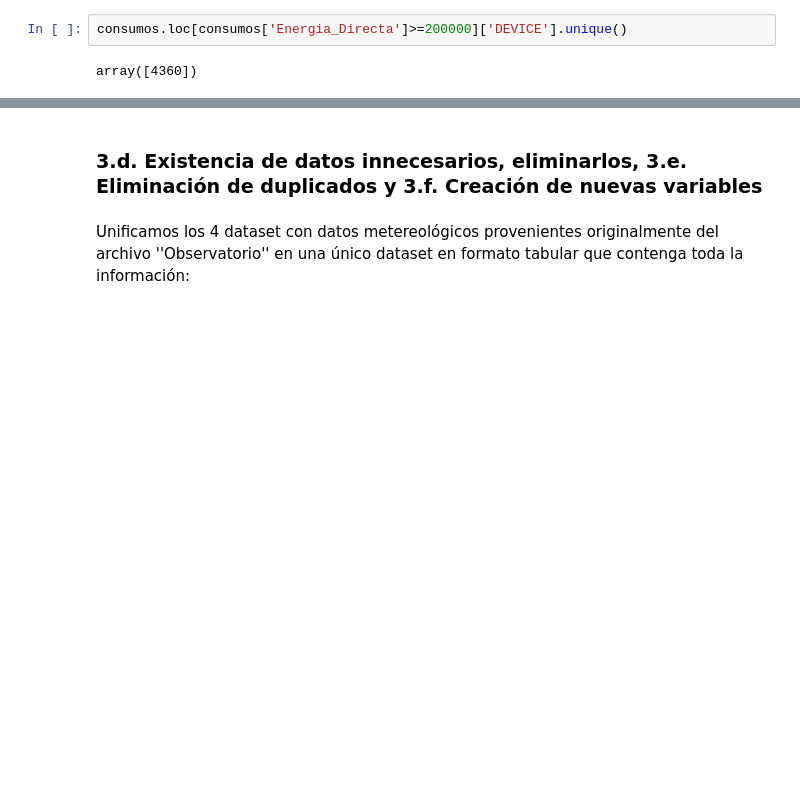
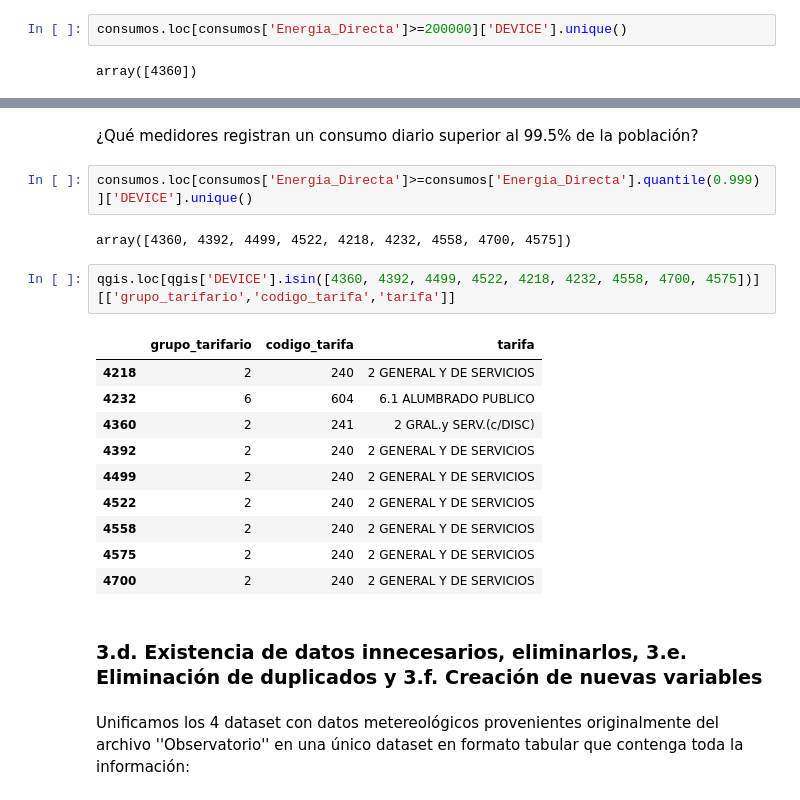
Before and after one commit to pasollipaula/DiplodatosMentoria, a Jupyter notebook: carga_datasets.ipynb, the cells around one changed output, grey strips where cells are left out. Cells and saved outputs as stored; diff of their text form; blank space fills up the shorter version.

```diff
--- a/carga_datasets.ipynb
+++ b/carga_datasets.ipynb
@@ -543,6 +543,25 @@ qgis.loc[(qgis['grupo_tarifario']==2) & (qgis['codigo_tarifa']==241)]
 | 4669 | 4669 | 01_RY10 | KWEPJTR | 1 | 2014-10-10 | ARGUE | 13_ESTADIO | 4412.0 | A | ... |
 | 4670 | 4670 | 01_RZ01 | DHXHIBL | 2 | 2006-06-08 | ARGUE | 13_LOSHUNGAROS | 4150.0 | A | ... |
 | 4677 | 4677 | 01_RZ08 | WHRWLRK | 2 | 2009-07-01 | SRBUSTO | 13_LAVOZINT | 3191.0 | A | ... |
+# %% [markdown]
+¿Qué medidores registran un consumo diario superior al 99.5% de la población?
+# %%
+consumos.loc[consumos['Energia_Directa']>=consumos['Energia_Directa'].quantile(0.999)]['DEVICE'].unique()
+# %% [output]
+array([4360, 4392, 4499, 4522, 4218, 4232, 4558, 4700, 4575])
+# %%
+qgis.loc[qgis['DEVICE'].isin([4360, 4392, 4499, 4522, 4218, 4232, 4558, 4700, 4575])][['grupo_tarifario','codigo_tarifa','tarifa']]
+# %% [output]
+|  | grupo_tarifario | codigo_tarifa | tarifa |
+| 4218 | 2 | 240 | 2 GENERAL Y DE SERVICIOS |
+| 4232 | 6 | 604 | 6.1 ALUMBRADO PUBLICO |
+| 4360 | 2 | 241 | 2 GRAL.y SERV.(c/DISC) |
+| 4392 | 2 | 240 | 2 GENERAL Y DE SERVICIOS |
+| 4499 | 2 | 240 | 2 GENERAL Y DE SERVICIOS |
+| 4522 | 2 | 240 | 2 GENERAL Y DE SERVICIOS |
+| 4558 | 2 | 240 | 2 GENERAL Y DE SERVICIOS |
+| 4575 | 2 | 240 | 2 GENERAL Y DE SERVICIOS |
+| 4700 | 2 | 240 | 2 GENERAL Y DE SERVICIOS |
 # %% [markdown]
 ### 3.d. Existencia de datos innecesarios, eliminarlos, 3.e. Eliminación de duplicados y 3.f. Creación de nuevas variables
 # %% [markdown]
```
